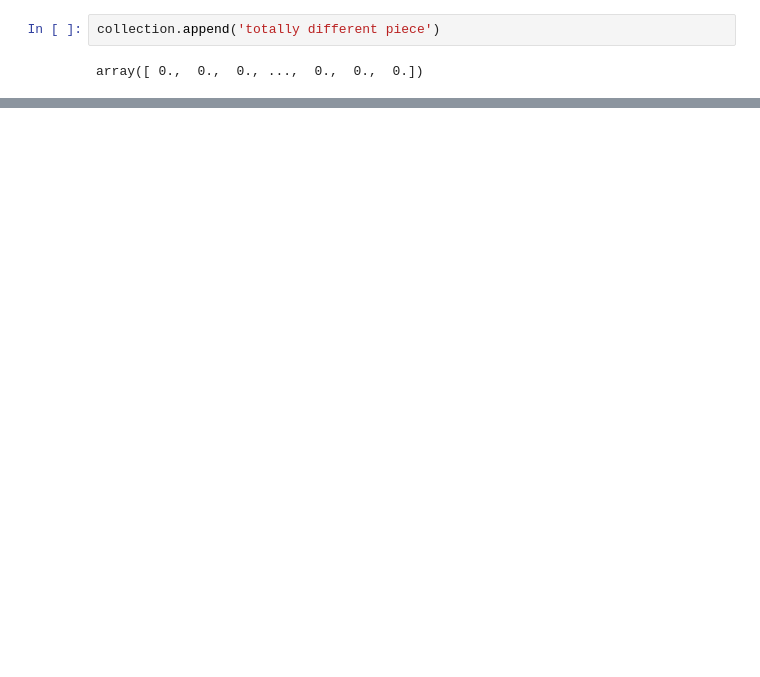
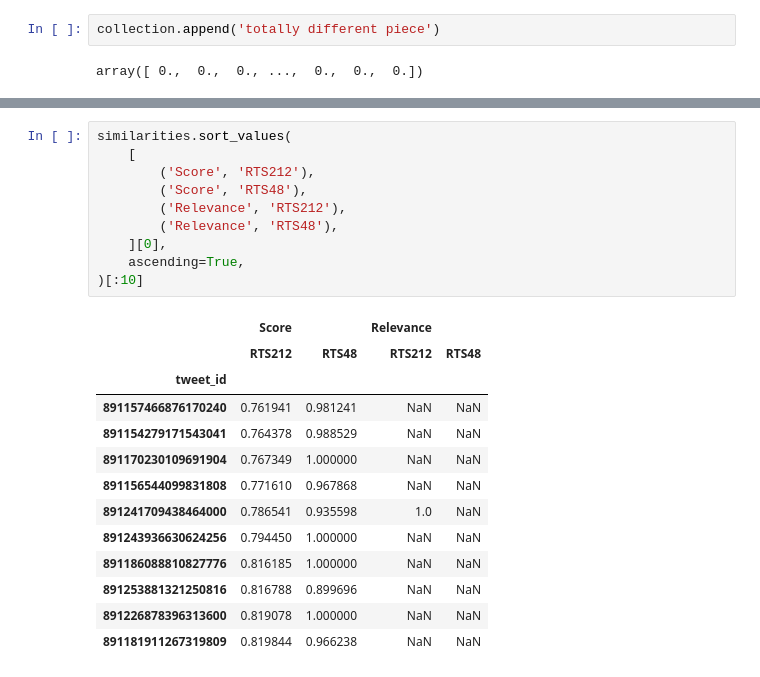
Before and after one commit to dimazest/flock, a Jupyter notebook: rocchio.ipynb, the cells around one changed output, grey strips where cells are left out. Drawn from its saved outputs; the diff is of its cells as text; blank space fills up the shorter version.

```diff
--- a/rocchio.ipynb
+++ b/rocchio.ipynb
@@ -150,0 +240,24 @@ array([[ 0.        ,  0.78610452,  0.88128212,  1.        ],
+# %%
+similarities.sort_values(
+    [
+        ('Score', 'RTS212'),
+        ('Score', 'RTS48'),
+        ('Relevance', 'RTS212'),
+        ('Relevance', 'RTS48'),
+    ][0],
+    ascending=True,
+)[:10]
+# %% [output]
+|  | Score |  | Relevance |  |
+|  | RTS212 | RTS48 | RTS212 | RTS48 |
+| tweet_id |  |  |  |  |
+| 891157466876170240 | 0.761941 | 0.981241 | NaN | NaN |
+| 891154279171543041 | 0.764378 | 0.988529 | NaN | NaN |
+| 891170230109691904 | 0.767349 | 1.000000 | NaN | NaN |
+| 891156544099831808 | 0.771610 | 0.967868 | NaN | NaN |
+| 891241709438464000 | 0.786541 | 0.935598 | 1.0 | NaN |
+| 891243936630624256 | 0.794450 | 1.000000 | NaN | NaN |
+| 891186088810827776 | 0.816185 | 1.000000 | NaN | NaN |
+| 891253881321250816 | 0.816788 | 0.899696 | NaN | NaN |
+| 891226878396313600 | 0.819078 | 1.000000 | NaN | NaN |
+| 891181911267319809 | 0.819844 | 0.966238 | NaN | NaN |
```
Also changed, not shown: parts of 24 cells of this notebook.
